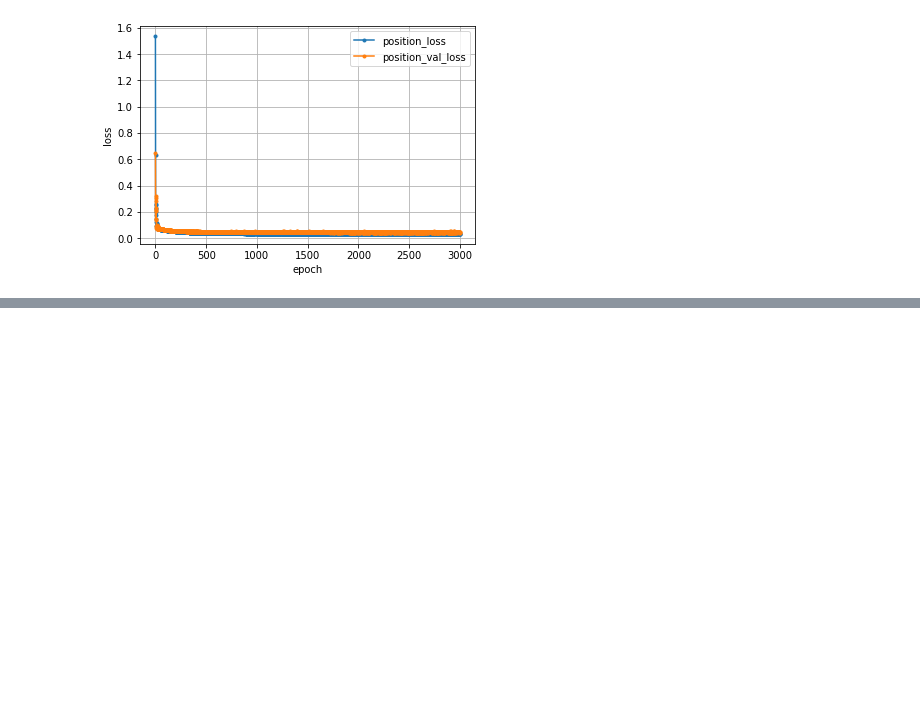
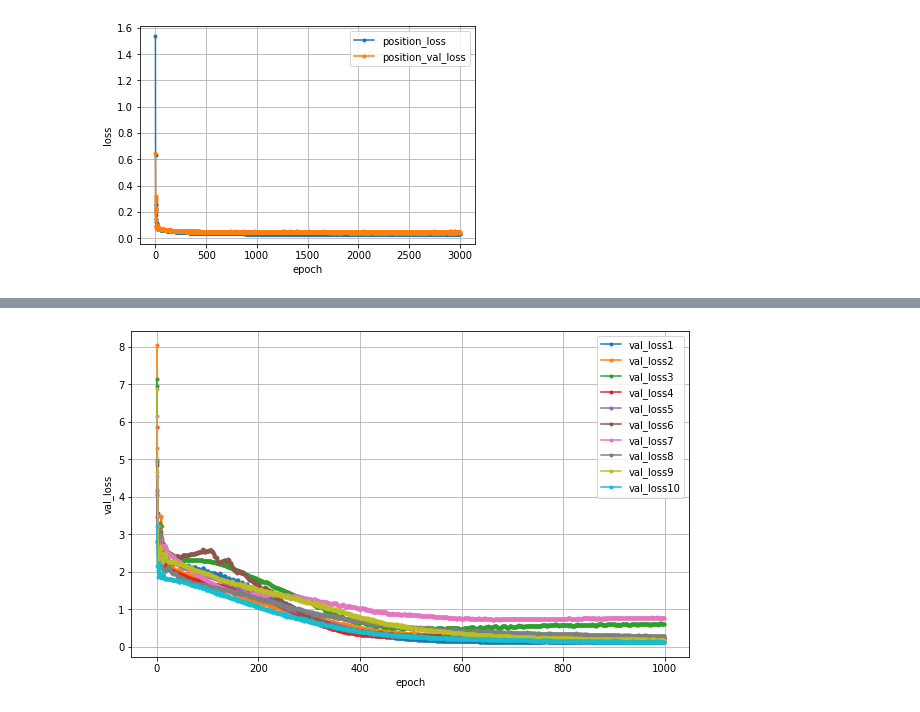
Before and after one commit to shirafuji/graduation_thesis, a Jupyter notebook: machine_learning/reverse_analysis_design_of_experiments.ipynb, the cells around one changed output, grey strips where cells are left out. Saved outputs shown, nothing was run; the diff lists cells and outputs as text; code cells hidden in the pictures; blank space fills up the shorter version.

```diff
--- a/machine_learning/reverse_analysis_design_of_experiments.ipynb
+++ b/machine_learning/reverse_analysis_design_of_experiments.ipynb
@@ -613,0 +1097,30 @@ plt.show()
+# %%
+## CNN(大きさ)
+
+### model配列作成
+size_model_array = []
+for i in range(len(size_x_train_array)):
+    ### modelの作成
+    size_model = Sequential()
+    ### 畳み込み層
+    size_model.add(Conv1D(32, 3, padding='same', activation='tanh', input_shape=(50, 1)))
+    ### プーリング層
+    size_model.add(MaxPooling1D(2, padding='same'))
+    ### Flatten層
+    size_model.add(Flatten())
+    ### 全結合層
+    size_model.add(Dense(1, activation='linear'))
+    ### optimizer
+    adam = keras.optimizers.Adam()
+    ###modelのコンパイル
+    size_model.compile(loss='mse', optimizer=adam, metrics=['accuracy'])
+    ###配列にappend
+    size_model_array.append(size_model)
+# %%
+# 学習(大きさ)
+epochs = 1000
+batch_size = 128
+size_history_array = []
+for i in range(len(size_model_array)):
+    size_history = size_model_array[i].fit(size_x_train_array[i], size_y_train_array[i], batch_size=batch_size, epochs=epochs, verbose=1, validation_data=(size_x_test_array[i], size_y_test_array[i]))
+    size_history_array.append(size_history)
@@ -613,0 +1145,17 @@ plt.show()
+# %%
+# 学習経過の可視化(大きさ)
+
+val_loss_array = []
+for i in range(len(size_history_array)):
+    val_loss_array.append(size_history_array[i].history['val_loss'])
+plt.figure(figsize=(10,6))
+nb_epoch = len(val_loss_array[i])
+for i in range(len(val_loss_array)):
+    plt.plot(range(nb_epoch), val_loss_array[i], marker='.', label='val_loss%d'%(i+1))
+plt.legend(loc='best', fontsize=10)
+plt.grid()
+plt.xlabel('epoch')
+plt.ylabel('val_loss')
+plt.show()
+# %% [output]
+[figure, added]
```
Also changed, not shown: parts of 6 cells of this notebook, 6 other files.
